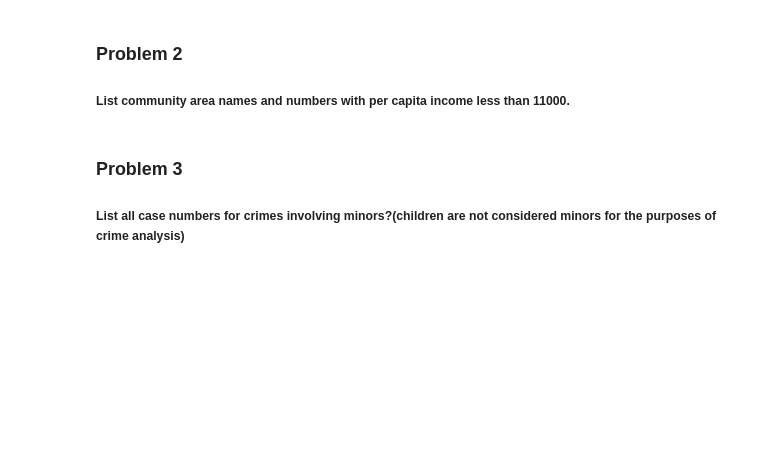
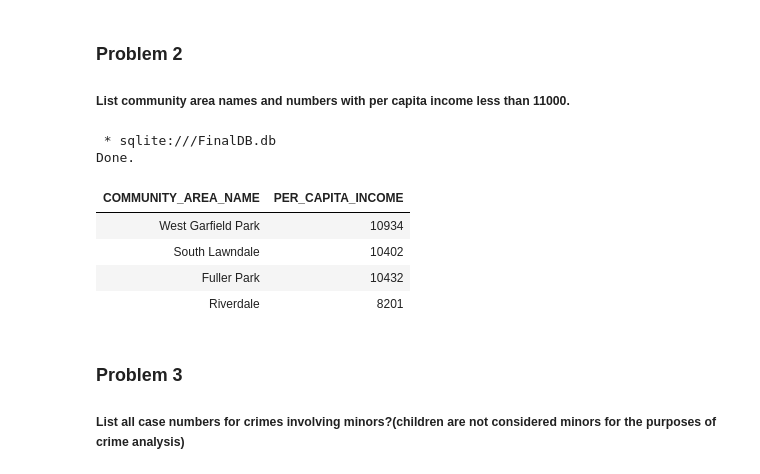
Before and after one commit to wxcuop/DatabasesandSQLforDataSciencewithPython, a Jupyter notebook: mod5_final_project.ipynb, the cells around one changed output. Saved outputs shown, nothing was run; the diff lists cells and outputs as text; code cells hidden in the pictures; blank space fills up the shorter version.

```diff
--- a/mod5_final_project.ipynb
+++ b/mod5_final_project.ipynb
@@ -148,6 +158,17 @@ Now write and execute SQL queries to solve assignment problems
 ### Problem 2
 
 ##### List community area names and numbers with per capita income less than 11000.
+# %%
+%%sql
+select COMMUNITY_AREA_NAME,PER_CAPITA_INCOME from CENSUS_DATA where PER_CAPITA_INCOME < 11000;
+# %% [output]
+ * sqlite:///FinalDB.db
+Done.
+| COMMUNITY_AREA_NAME | PER_CAPITA_INCOME |
+| West Garfield Park | 10934 |
+| South Lawndale | 10402 |
+| Fuller Park | 10432 |
+| Riverdale | 8201 |
 # %% [markdown]
 ### Problem 3
 
```
Also changed, not shown: parts of 15 cells of this notebook, 1 other file.
